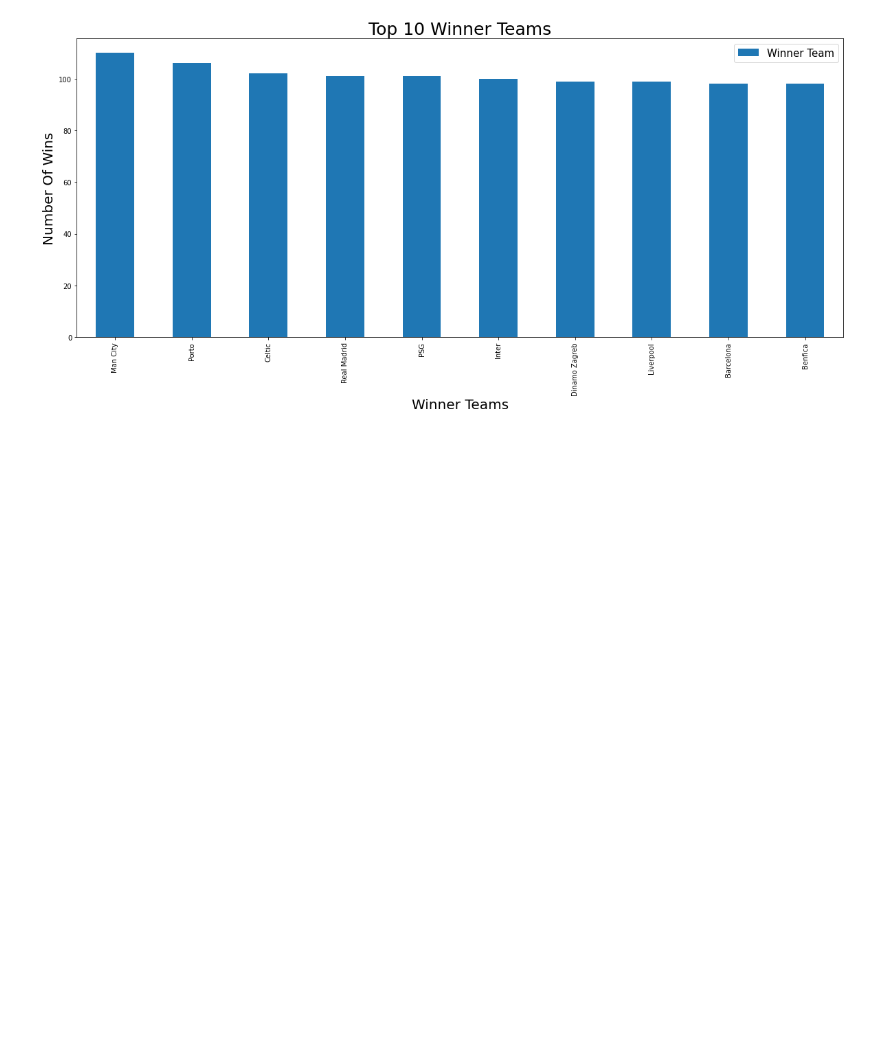
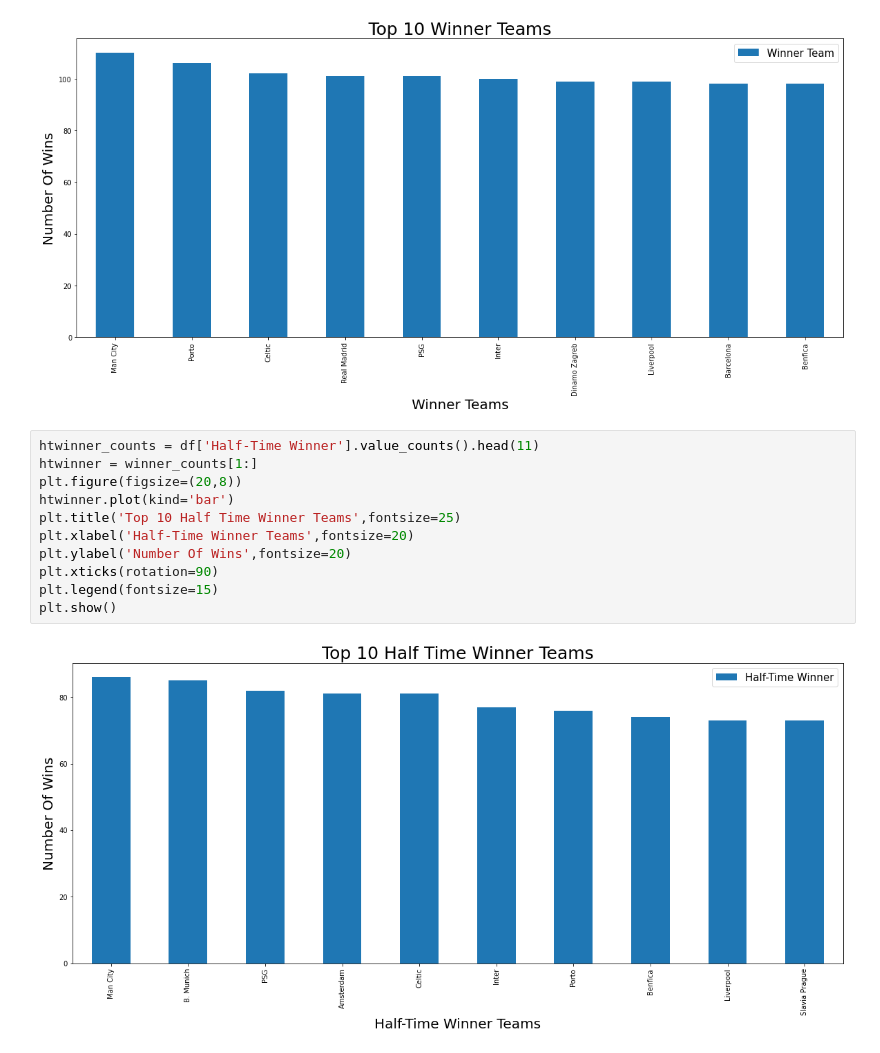
Before and after one commit to MuhammadAhmed3092/Data-Science-Projects, a Jupyter notebook: Football Leagues Analysis using EDA.ipynb, the cells around one changed output. Cells and saved outputs as stored; diff of their text form; blank space fills up the shorter version.

```diff
--- a/Football Leagues Analysis using EDA.ipynb
+++ b/Football Leagues Analysis using EDA.ipynb
@@ -208,3 +208,16 @@ plt.legend(fontsize=15)
 plt.show()
 # %% [output]
 [figure]
+# %%
+htwinner_counts = df['Half-Time Winner'].value_counts().head(11)
+htwinner = winner_counts[1:]
+plt.figure(figsize=(20,8))
+htwinner.plot(kind='bar')
+plt.title('Top 10 Half Time Winner Teams',fontsize=25)
+plt.xlabel('Half-Time Winner Teams',fontsize=20)
+plt.ylabel('Number Of Wins',fontsize=20)
+plt.xticks(rotation=90)
+plt.legend(fontsize=15)
+plt.show()
+# %% [output]
+[figure, added]
```
Also changed, not shown: parts of 4 cells of this notebook.
